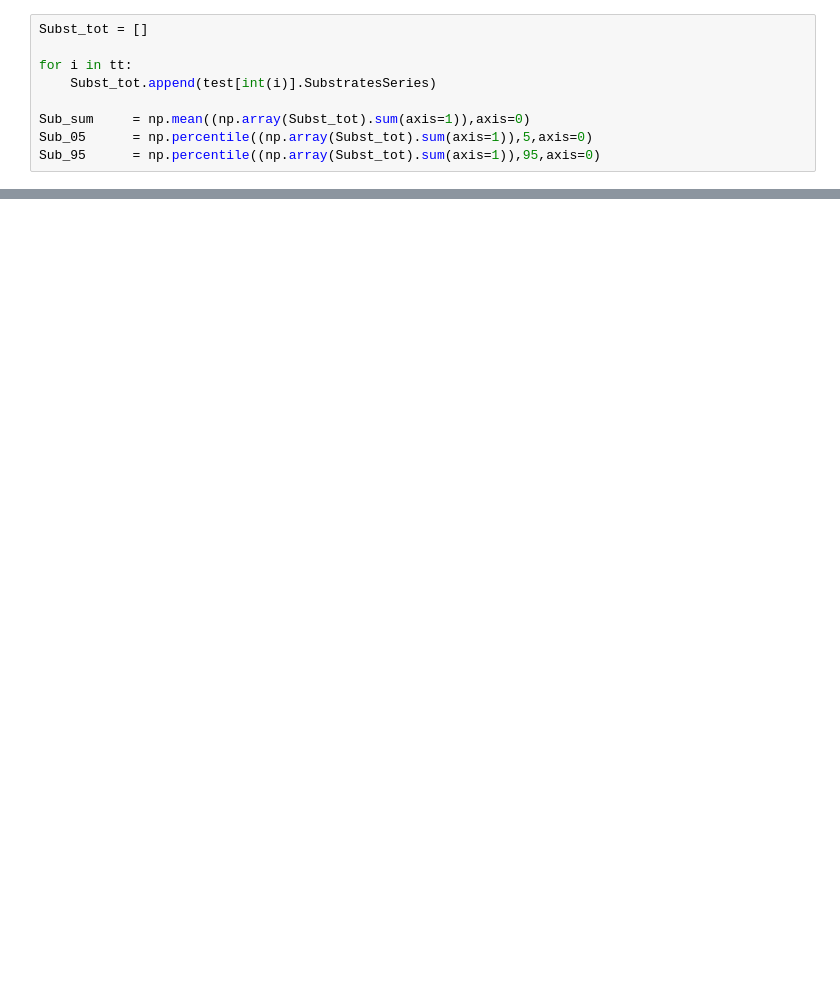
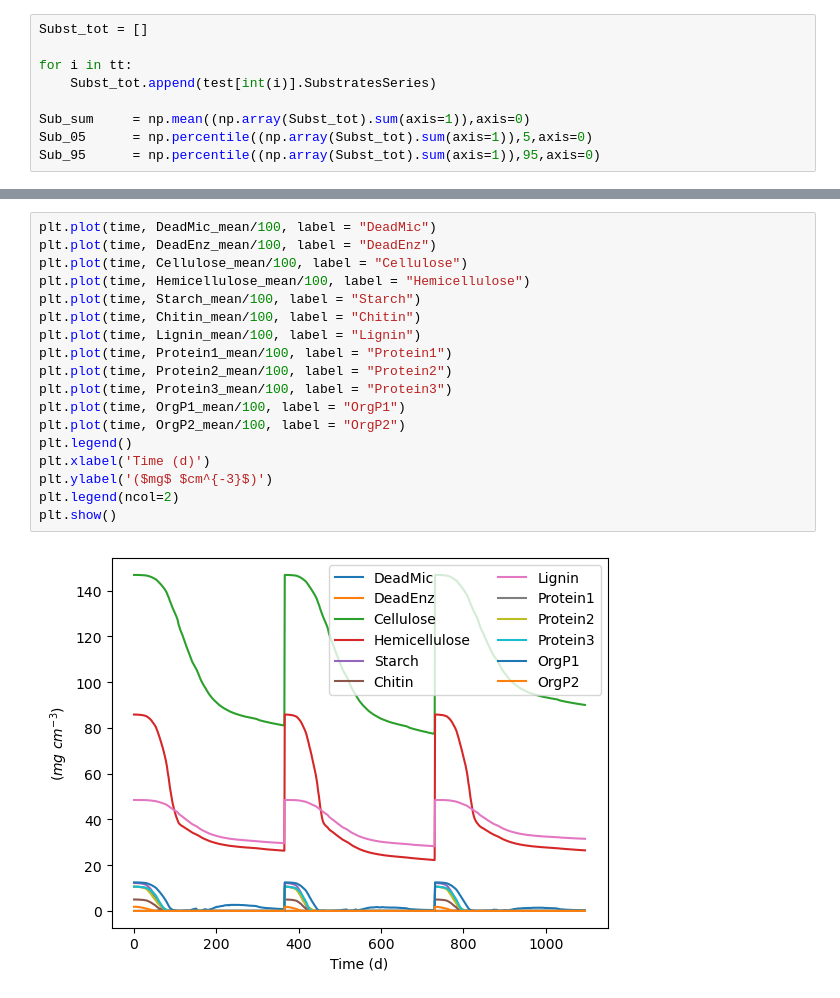
Before and after one commit to Luciana-cloud/DEMENT_gradcatch, a Jupyter notebook: DEMENT/SP01/DEMENT_SP01.ipynb, the cells around one changed output, grey strips where cells are left out. Drawn from its saved outputs; the diff is of its cells as text; blank space fills up the shorter version.

```diff
--- a/DEMENT/SP01/DEMENT_SP01.ipynb
+++ b/DEMENT/SP01/DEMENT_SP01.ipynb
@@ -221,0 +195,20 @@ test[int(0)].MonomersSeries.T["Mon3"]
+# %%
+plt.plot(time, DeadMic_mean/100, label = "DeadMic")
+plt.plot(time, DeadEnz_mean/100, label = "DeadEnz")
+plt.plot(time, Cellulose_mean/100, label = "Cellulose")
+plt.plot(time, Hemicellulose_mean/100, label = "Hemicellulose")
+plt.plot(time, Starch_mean/100, label = "Starch")
+plt.plot(time, Chitin_mean/100, label = "Chitin")
+plt.plot(time, Lignin_mean/100, label = "Lignin")
+plt.plot(time, Protein1_mean/100, label = "Protein1")
+plt.plot(time, Protein2_mean/100, label = "Protein2")
+plt.plot(time, Protein3_mean/100, label = "Protein3")
+plt.plot(time, OrgP1_mean/100, label = "OrgP1")
+plt.plot(time, OrgP2_mean/100, label = "OrgP2")
+plt.legend()
+plt.xlabel('Time (d)')
+plt.ylabel('($mg$ $cm^{-3}$)')
+plt.legend(ncol=2)
+plt.show()
+# %% [output]
+[figure, added]
```
Also changed, not shown: parts of 19 cells of this notebook, 8 other files.
